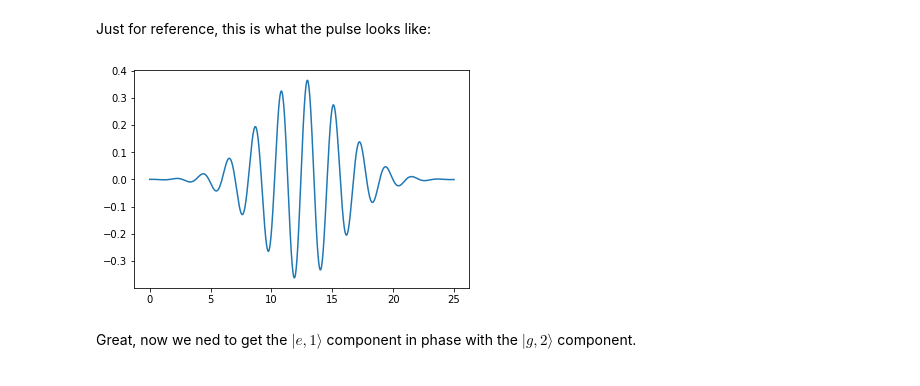
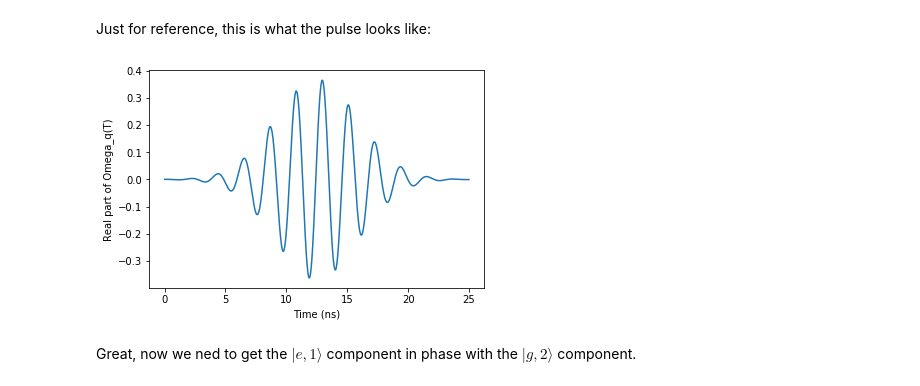
Before and after one commit to henryando/HofheinzProject, a Jupyter notebook: StateGeneration.ipynb, the cells around one changed output. Cells and saved outputs as stored; diff of their text form; code cells hidden in the pictures.

```diff
--- a/StateGeneration.ipynb
+++ b/StateGeneration.ipynb
@@ -206,9 +208,11 @@ Just for reference, this is what the pulse looks like:
 # %%
 plt.figure()
 plt.plot(times, np.real(omegaq(times, [])))
+plt.xlabel("Time (ns)")
+plt.ylabel("Real part of Omega_q(T)")
 plt.show()
 # %% [output]
-[figure, old version]
+[figure, new version]
 # %% [markdown]
 Great, now we ned to get the $|e, 1\rangle$ component in phase with the $|g, 2 \rangle$ component.
 # %%
```
Also changed, not shown: parts of 11 cells of this notebook.
